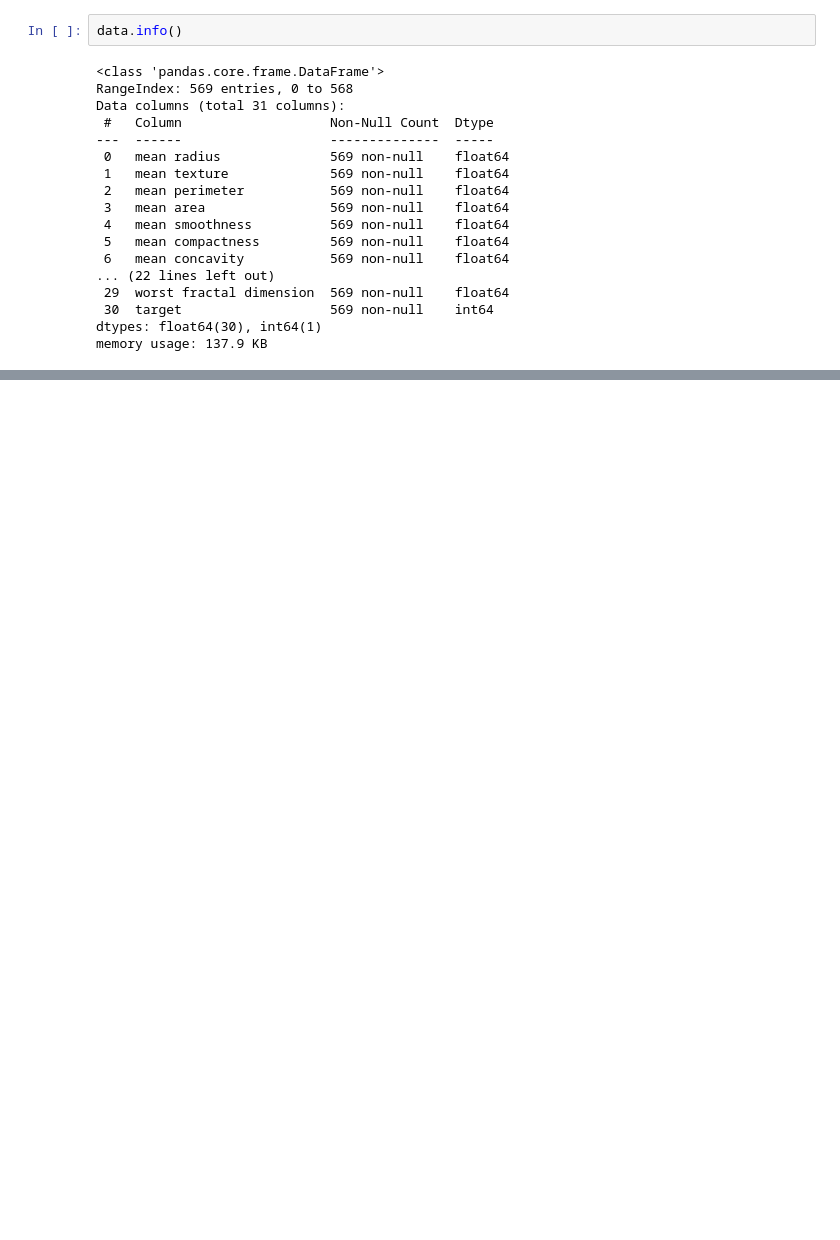
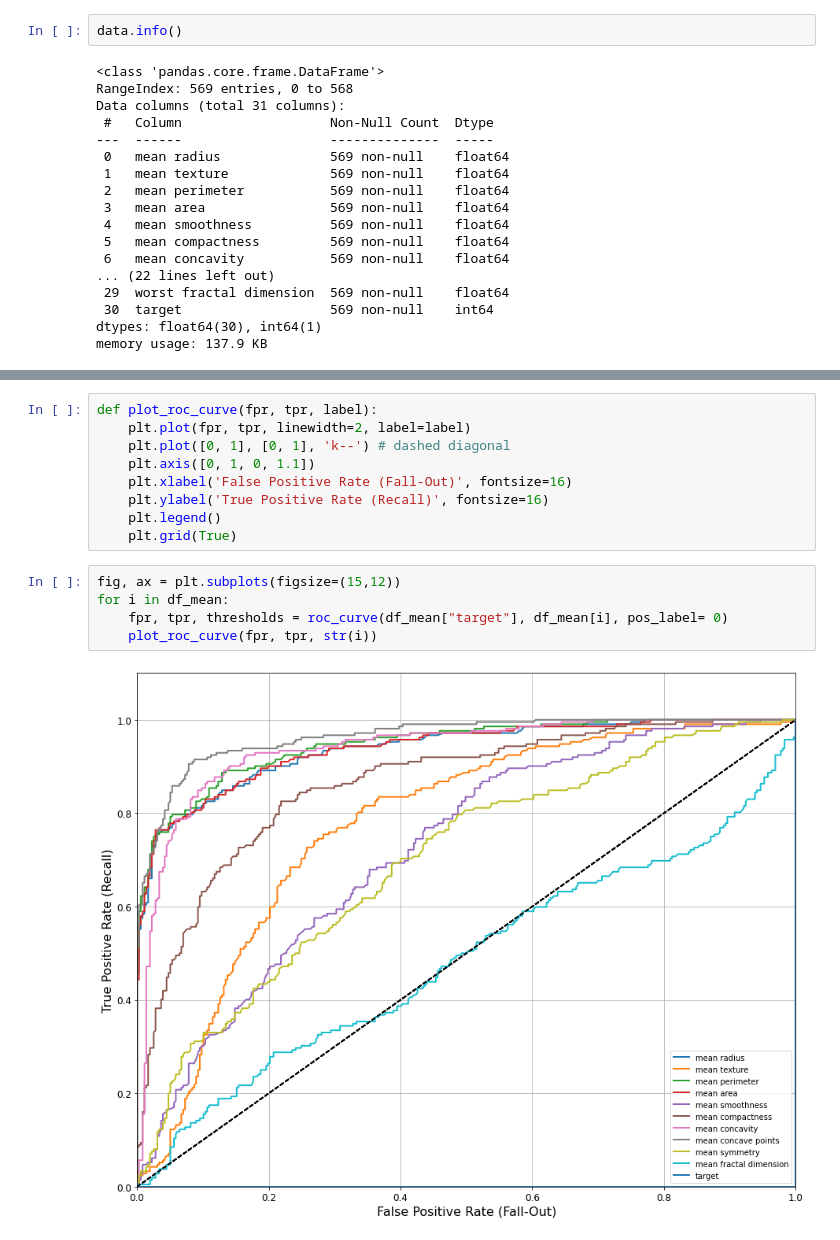
Before and after one commit to RoastedKernel/uni_Machine_Learning, a Jupyter notebook: Uni_Sub/ML_Tools/assign2/assign_2.ipynb, the cells around one changed output, grey strips where cells are left out. Drawn from its saved outputs; the diff is of its cells as text; blank space fills up the shorter version.

```diff
--- a/Uni_Sub/ML_Tools/assign2/assign_2.ipynb
+++ b/Uni_Sub/ML_Tools/assign2/assign_2.ipynb
@@ -58,0 +201,16 @@ memory usage: 137.9 KB
+# %%
+def plot_roc_curve(fpr, tpr, label):
+    plt.plot(fpr, tpr, linewidth=2, label=label)
+    plt.plot([0, 1], [0, 1], 'k--') # dashed diagonal
+    plt.axis([0, 1, 0, 1.1])
+    plt.xlabel('False Positive Rate (Fall-Out)', fontsize=16)
+    plt.ylabel('True Positive Rate (Recall)', fontsize=16)
+    plt.legend()
+    plt.grid(True)
+# %%
+fig, ax = plt.subplots(figsize=(15,12))
+for i in df_mean:
+    fpr, tpr, thresholds = roc_curve(df_mean["target"], df_mean[i], pos_label= 0)
+    plot_roc_curve(fpr, tpr, str(i))
+# %% [output]
+[figure, added]
```
Also changed, not shown: parts of 70 cells of this notebook, 22 other files.
